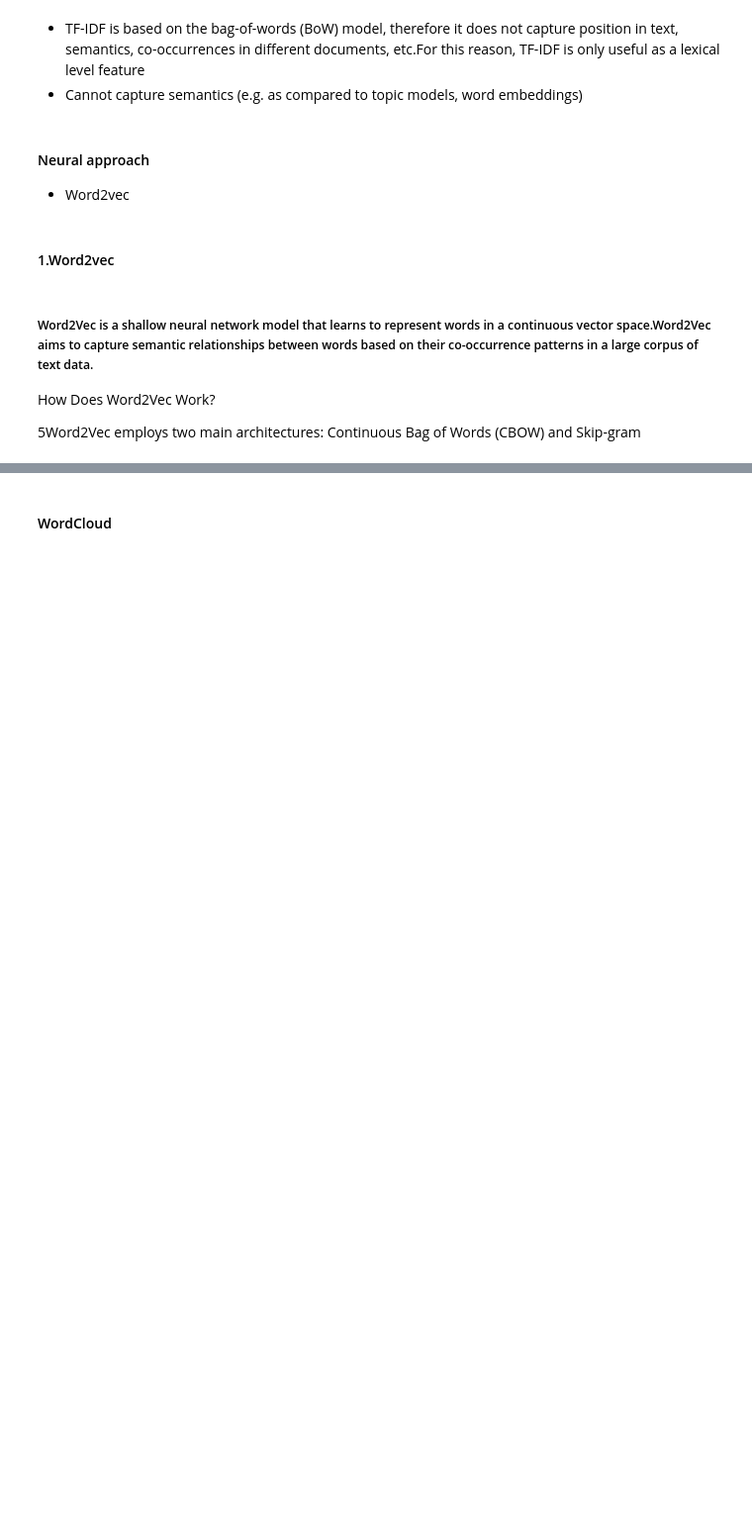
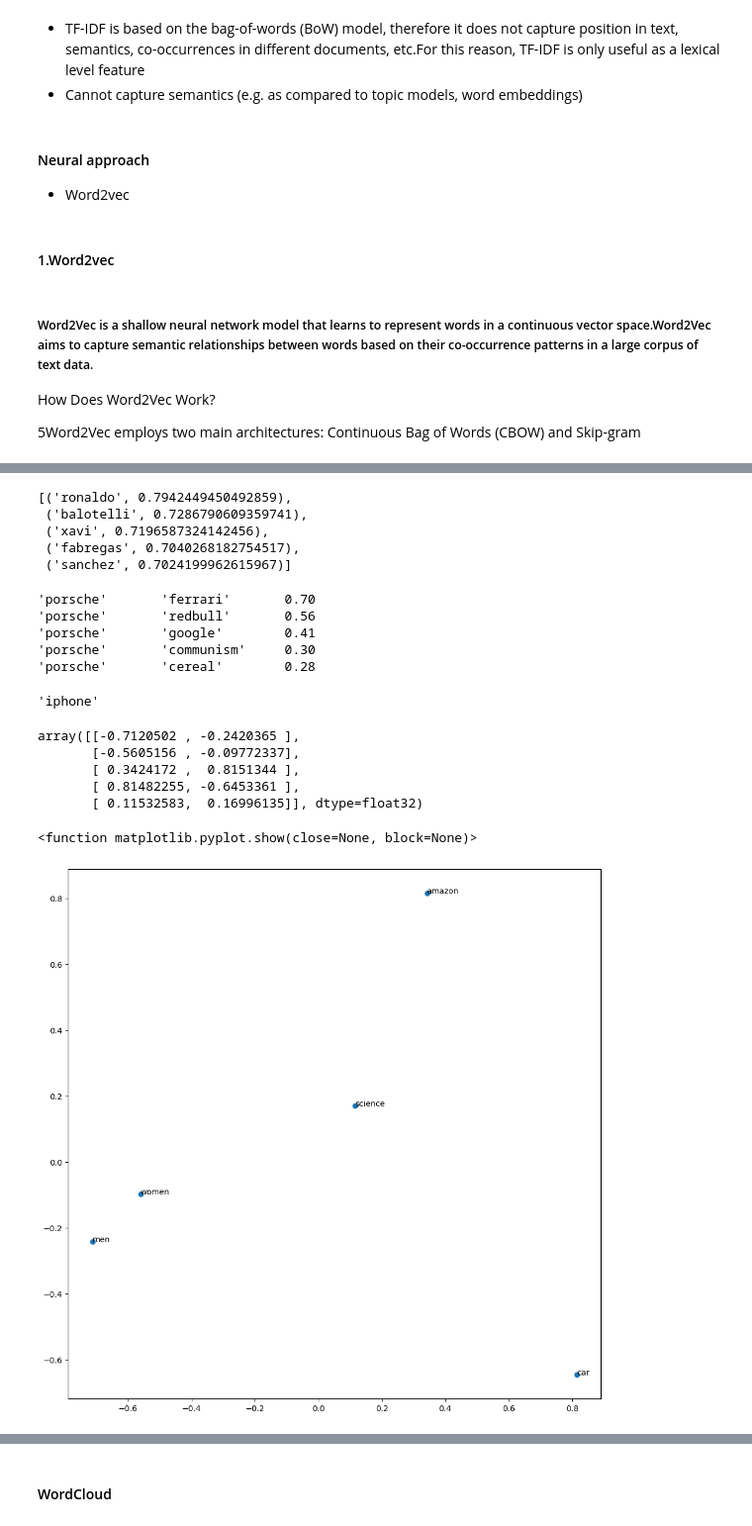
Before and after one commit to spring-board-b2-hate-speech/Group-3, a Jupyter notebook: Text_Representation/Text_Representation.ipynb, the cells around one changed output, grey strips where cells are left out. Shown at 99% size. Cells and saved outputs as stored; diff of their text form; code cells hidden in the pictures; blank space fills up the shorter version.

```diff
--- a/Text_Representation/Text_Representation.ipynb
+++ b/Text_Representation/Text_Representation.ipynb
@@ -385,0 +223,2 @@ model.wv.similarity(w1="women", w2="men")
+# %%
+wv=api.load('fasttext-wiki-news-subwords-300')
@@ -385,0 +259,52 @@ model.wv.similarity(w1="women", w2="men")
+# %%
+wv.most_similar('messi',topn=5)
+# %% [output]
+[('ronaldo', 0.7942449450492859),
+ ('balotelli', 0.7286790609359741),
+ ('xavi', 0.7196587324142456),
+ ('fabregas', 0.7040268182754517),
+ ('sanchez', 0.7024199962615967)]
+# %%
+pairs=[
+    ('porsche','ferrari'),
+    ('porsche', 'redbull'),
+    ('porsche','google'),
+    ('porsche','communism'),
+    ('porsche','cereal'),
+]
+for w1,w2 in pairs:
+    print('%r\t%r\t%.2f' %(w1,w2,wv.similarity(w1,w2)))
+# %% [output]
+'porsche'       'ferrari'       0.70
+'porsche'       'redbull'       0.56
+'porsche'       'google'        0.41
+'porsche'       'communism'     0.30
+'porsche'       'cereal'        0.28
+# %%
+wv.doesnt_match(['fire','sea','land','air','iphone'])
+# %% [output]
+'iphone'
+# %%
+words=['men','women','amazon','car','science']
+# %%
+sample_vectors=np.array([wv[word] for word in words])
+from sklearn.decomposition import PCA
+pca = PCA(n_components=2)
+result=pca.fit_transform(sample_vectors)
+result
+# %% [output]
+array([[-0.7120502 , -0.2420365 ],
+       [-0.5605156 , -0.09772337],
+       [ 0.3424172 ,  0.8151344 ],
+       [ 0.81482255, -0.6453361 ],
+       [ 0.11532583,  0.16996135]], dtype=float32)
+# %%
+import matplotlib.pyplot as plt
+plt.figure(figsize=(12,12))
+plt.scatter(result[:,0],result[:,1])
+for i,word in enumerate(words):
+    plt.annotate(word,xy=(result[i,0],result[i,1]))
+plt.show
+# %% [output]
+<function matplotlib.pyplot.show(close=None, block=None)>
+[figure, added]
```
Also changed, not shown: parts of 68 cells of this notebook, 1 other file.
